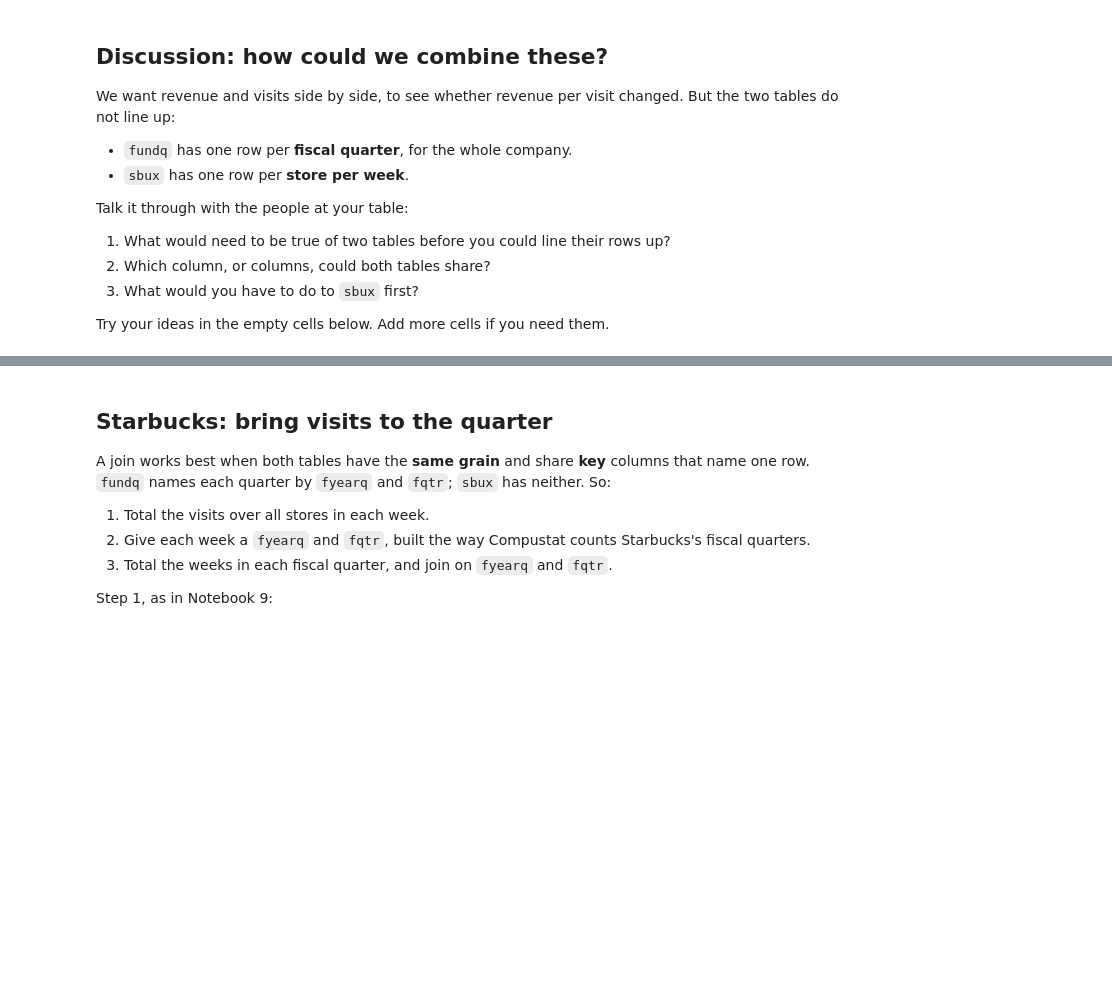
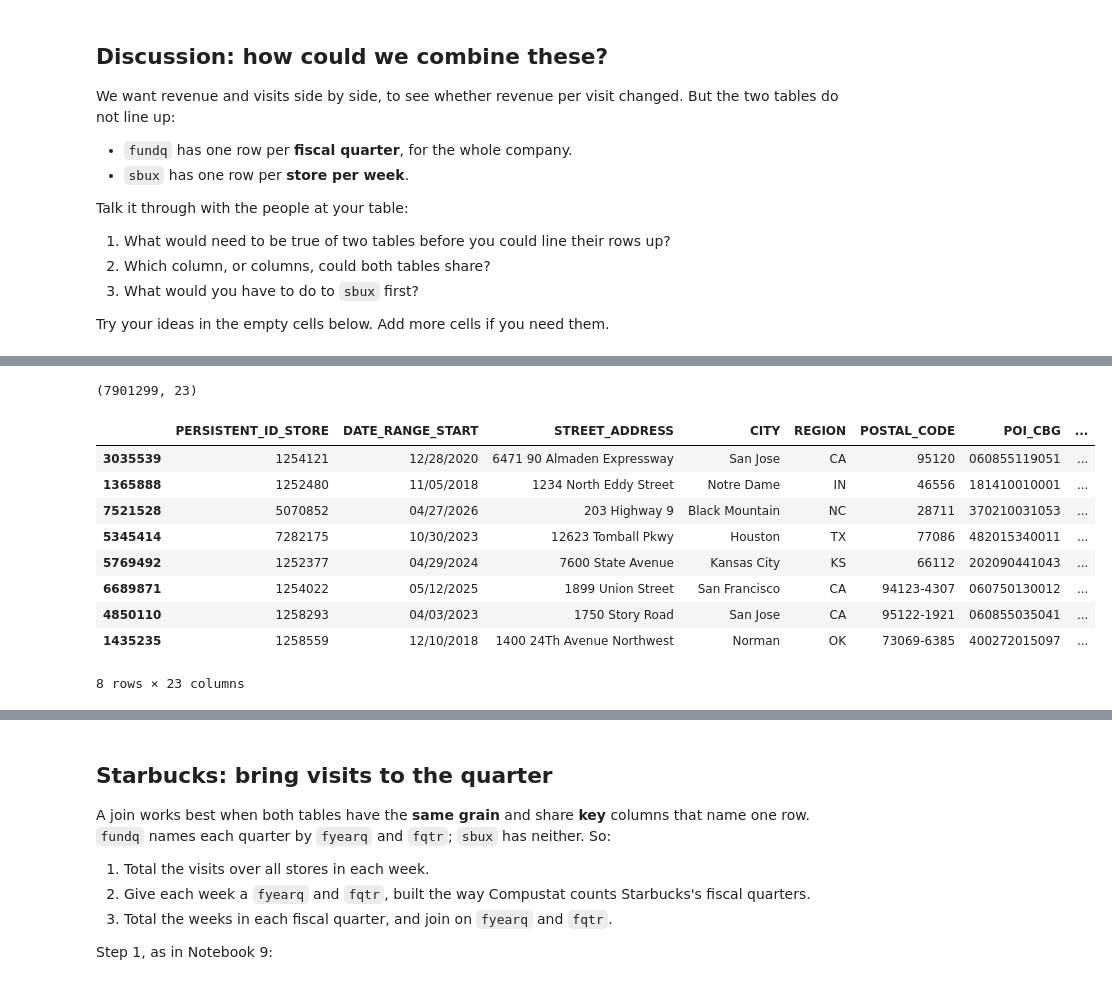
Before and after one commit to njhallman/acc380k-fall-2026, a Jupyter notebook: notebooks/notebook-10/12-30-section.ipynb, the cells around one changed output, grey strips where cells are left out. Drawn from its saved outputs; the diff is of its cells as text; code cells hidden in the pictures; blank space fills up the shorter version.

```diff
--- a/notebooks/notebook-10/12-30-section.ipynb
+++ b/notebooks/notebook-10/12-30-section.ipynb
@@ -234,9 +242,3 @@ Talk it through with the people at your table:
 3. What would you have to do to `sbux` first?
 
 Try your ideas in the empty cells below. Add more cells if you need them.
-# %%
-sbux['month'] = sbux['DATE_RANGE_START_dt'].dt.month
-
-sbux['fqtr'] = 0
-
-sbux.loc[(sbux['month'] >= 10) & (sbux['month'] <= 12), 'fqtr'] = 1
@@ -259,0 +265,15 @@ sbux.groupby('DATE_RANGE_START_dt')
+# %%
+print(sbux.shape)
+sbux.sample(8)
+# %% [output]
+(7901299, 23)
+|  | PERSISTENT_ID_STORE | DATE_RANGE_START | STREET_ADDRESS | CITY | REGION | POSTAL_CODE | POI_CBG | ... |
+| 3035539 | 1254121 | 12/28/2020 | 6471 90 Almaden Expressway | San Jose | CA | 95120 | 060855119051 | ... |
+| 1365888 | 1252480 | 11/05/2018 | 1234 North Eddy Street | Notre Dame | IN | 46556 | 181410010001 | ... |
+| 7521528 | 5070852 | 04/27/2026 | 203 Highway 9 | Black Mountain | NC | 28711 | 370210031053 | ... |
+| 5345414 | 7282175 | 10/30/2023 | 12623 Tomball Pkwy | Houston | TX | 77086 | 482015340011 | ... |
+| 5769492 | 1252377 | 04/29/2024 | 7600 State Avenue | Kansas City | KS | 66112 | 202090441043 | ... |
+| 6689871 | 1254022 | 05/12/2025 | 1899 Union Street | San Francisco | CA | 94123-4307 | 060750130012 | ... |
+| 4850110 | 1258293 | 04/03/2023 | 1750 Story Road | San Jose | CA | 95122-1921 | 060855035041 | ... |
+| 1435235 | 1258559 | 12/10/2018 | 1400 24Th Avenue Northwest | Norman | OK | 73069-6385 | 400272015097 | ... |
+8 rows × 23 columns
```
Also changed, not shown: parts of 11 cells of this notebook.
